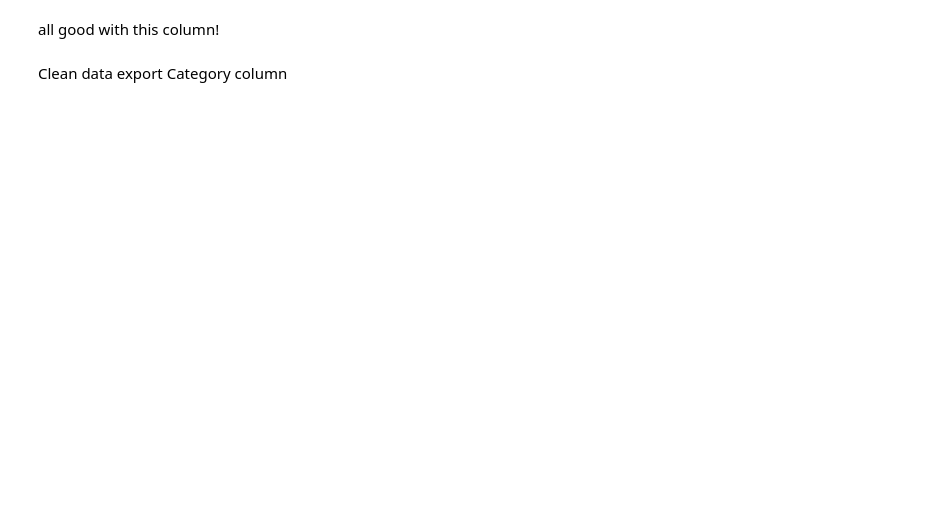
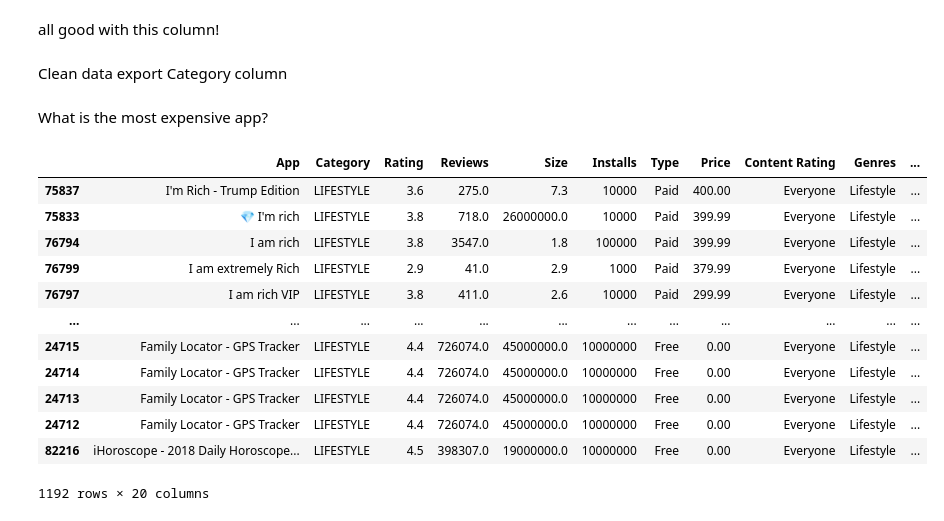
Before and after one commit to btessaro/googleplaystore, a Jupyter notebook: Jupyter-dataw.ipynb, the cells around one changed output. Saved outputs shown, nothing was run; the diff lists cells and outputs as text; code cells hidden in the pictures; blank space fills up the shorter version.

```diff
--- a/Jupyter-dataw.ipynb
+++ b/Jupyter-dataw.ipynb
@@ -639,3 +661,21 @@ all good with this column!
 Clean data export Category column <a class="anchor" id="export"></a>
 # %%
 df3.to_excel("clean-data.xlsx")
+# %% [markdown]
+What is the most expensive app?
+# %%
+df3[df3['Category'] == 'LIFESTYLE'].sort_values(by = 'Price',ascending=False)
+# %% [output]
+|  | App | Category | Rating | Reviews | Size | Installs | Type | Price | Content Rating | Genres | ... |
+| 75837 | I'm Rich - Trump Edition | LIFESTYLE | 3.6 | 275.0 | 7.3 | 10000 | Paid | 400.00 | Everyone | Lifestyle | ... |
+| 75833 | 💎 I'm rich | LIFESTYLE | 3.8 | 718.0 | 26000000.0 | 10000 | Paid | 399.99 | Everyone | Lifestyle | ... |
+| 76794 | I am rich | LIFESTYLE | 3.8 | 3547.0 | 1.8 | 100000 | Paid | 399.99 | Everyone | Lifestyle | ... |
+| 76799 | I am extremely Rich | LIFESTYLE | 2.9 | 41.0 | 2.9 | 1000 | Paid | 379.99 | Everyone | Lifestyle | ... |
+| 76797 | I am rich VIP | LIFESTYLE | 3.8 | 411.0 | 2.6 | 10000 | Paid | 299.99 | Everyone | Lifestyle | ... |
+| ... | ... | ... | ... | ... | ... | ... | ... | ... | ... | ... | ... |
+| 24715 | Family Locator - GPS Tracker | LIFESTYLE | 4.4 | 726074.0 | 45000000.0 | 10000000 | Free | 0.00 | Everyone | Lifestyle | ... |
+| 24714 | Family Locator - GPS Tracker | LIFESTYLE | 4.4 | 726074.0 | 45000000.0 | 10000000 | Free | 0.00 | Everyone | Lifestyle | ... |
+| 24713 | Family Locator - GPS Tracker | LIFESTYLE | 4.4 | 726074.0 | 45000000.0 | 10000000 | Free | 0.00 | Everyone | Lifestyle | ... |
+| 24712 | Family Locator - GPS Tracker | LIFESTYLE | 4.4 | 726074.0 | 45000000.0 | 10000000 | Free | 0.00 | Everyone | Lifestyle | ... |
+| 82216 | iHoroscope - 2018 Daily Horoscope... | LIFESTYLE | 4.5 | 398307.0 | 19000000.0 | 10000000 | Free | 0.00 | Everyone | Lifestyle | ... |
+1192 rows × 20 columns
```
Also changed, not shown: parts of 13 cells of this notebook.
